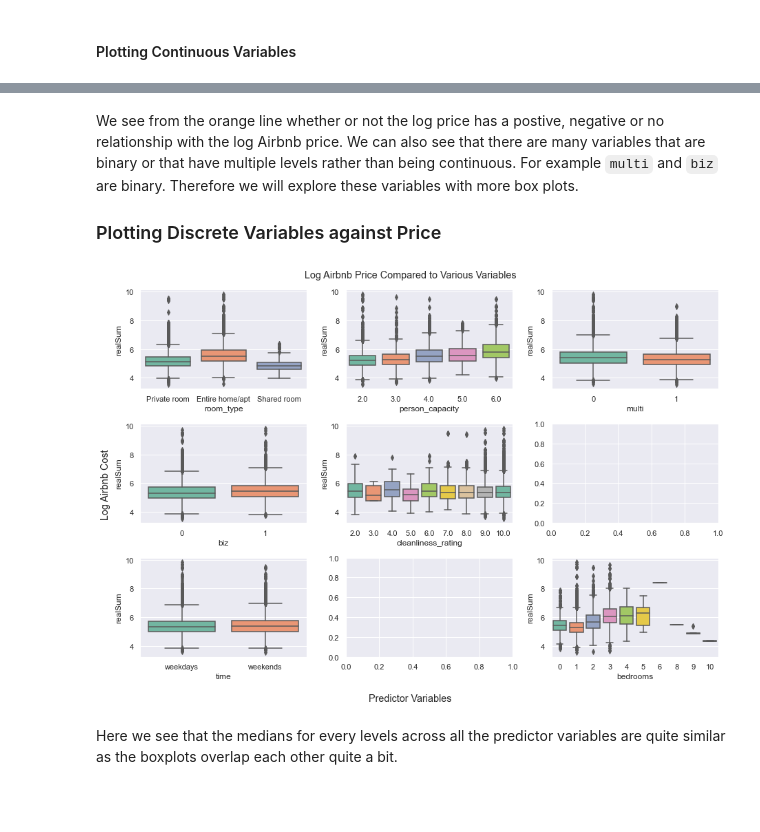
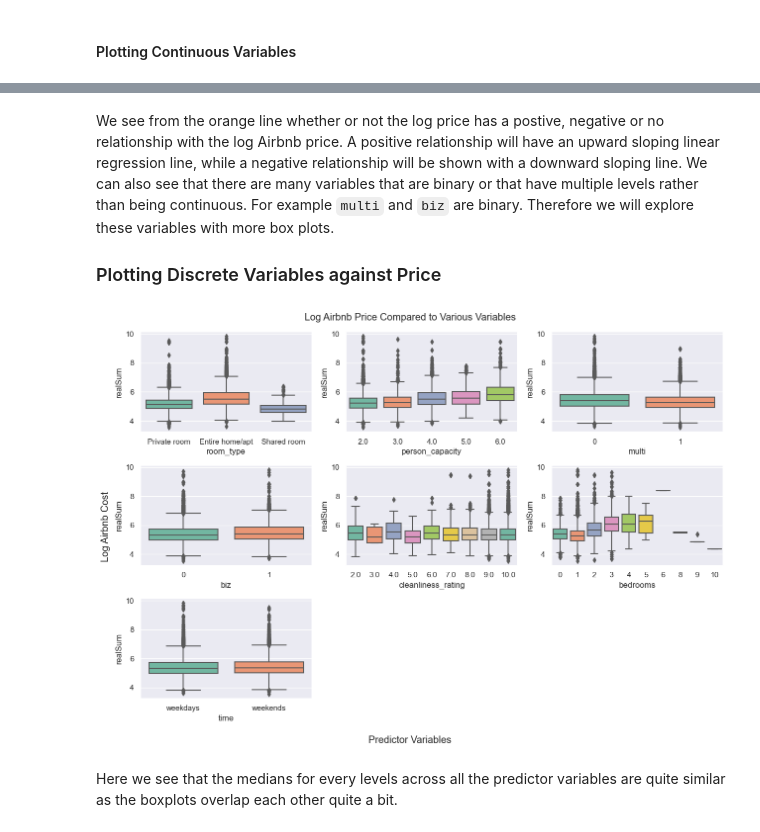
Before and after one commit to Hrithik0015/ECON323_Project, a Jupyter notebook: Project_Report.ipynb, the cells around one changed output, grey strips where cells are left out. Cells and saved outputs as stored; diff of their text form; code cells hidden in the pictures; blank space fills up the shorter version.

```diff
--- a/Project_Report.ipynb
+++ b/Project_Report.ipynb
@@ -323,33 +307,38 @@ plt.show()
 # %% [markdown]
-We see from the orange line whether or not the log price has a postive, negative or no relationship with the log Airbnb price. We can also see that there are many variables that are binary or that have multiple levels rather than being continuous. For example `multi` and `biz` are binary. Therefore we will explore these variables with more box plots.
+We see from the orange line whether or not the log price has a postive, negative or no relationship with the log Airbnb price. A positive relationship will have an upward sloping linear regression line, while a negative relationship will be shown with a downward sloping line. We can also see that there are many variables that are binary or that have multiple levels rather than being continuous. For example `multi` and `biz` are binary. Therefore we will explore these variables with more box plots.
 
 ### Plotting Discrete Variables against Price
 # %%
 discrete_df = df[['realSum','room_type', 'person_capacity','multi', 'biz', 'cleanliness_rating',
                    'bedrooms', 'time']]
 
 fig, ax = plt.subplots(3, 3 ,figsize=(13,9))
 
+#delete extra ax
+fig.delaxes(ax[2,1])
+fig.delaxes(ax[2,2])
+
+#for loop to display a different predictor on each subplot
 for i,col in enumerate(discrete_df.columns[1:]):
     if (i < 3):
         x = 0
         sns.boxplot(x=discrete_df[col], y=np.log(discrete_df['realSum']), palette="Set2", ax=ax[x,i])
-    elif (i < 5):
+    elif (i < 6):
         x = 1
         sns.boxplot(x=discrete_df[col], y=np.log(discrete_df['realSum']), palette="Set2", ax=ax[x,i-3])
     elif (i < 12):
         x = 2
         sns.boxplot(x=discrete_df[col], y=np.log(discrete_df['realSum']), palette="Set2", ax=ax[x,i-6])
 
 
 fig.suptitle('Log Airbnb Price Compared to Various Variables')
 fig.supxlabel("Predictor Variables")
 fig.supylabel("Log Airbnb Cost")
 fig.tight_layout()
 
 plt.show()
 # %% [output]
-[figure, old version]
+[figure, new version]
 # %% [markdown]
 Here we see that the medians for every levels across all the predictor variables are quite similar as the boxplots overlap each other quite a bit.
 # %% [markdown]
```
Also changed, not shown: parts of 42 cells of this notebook.
